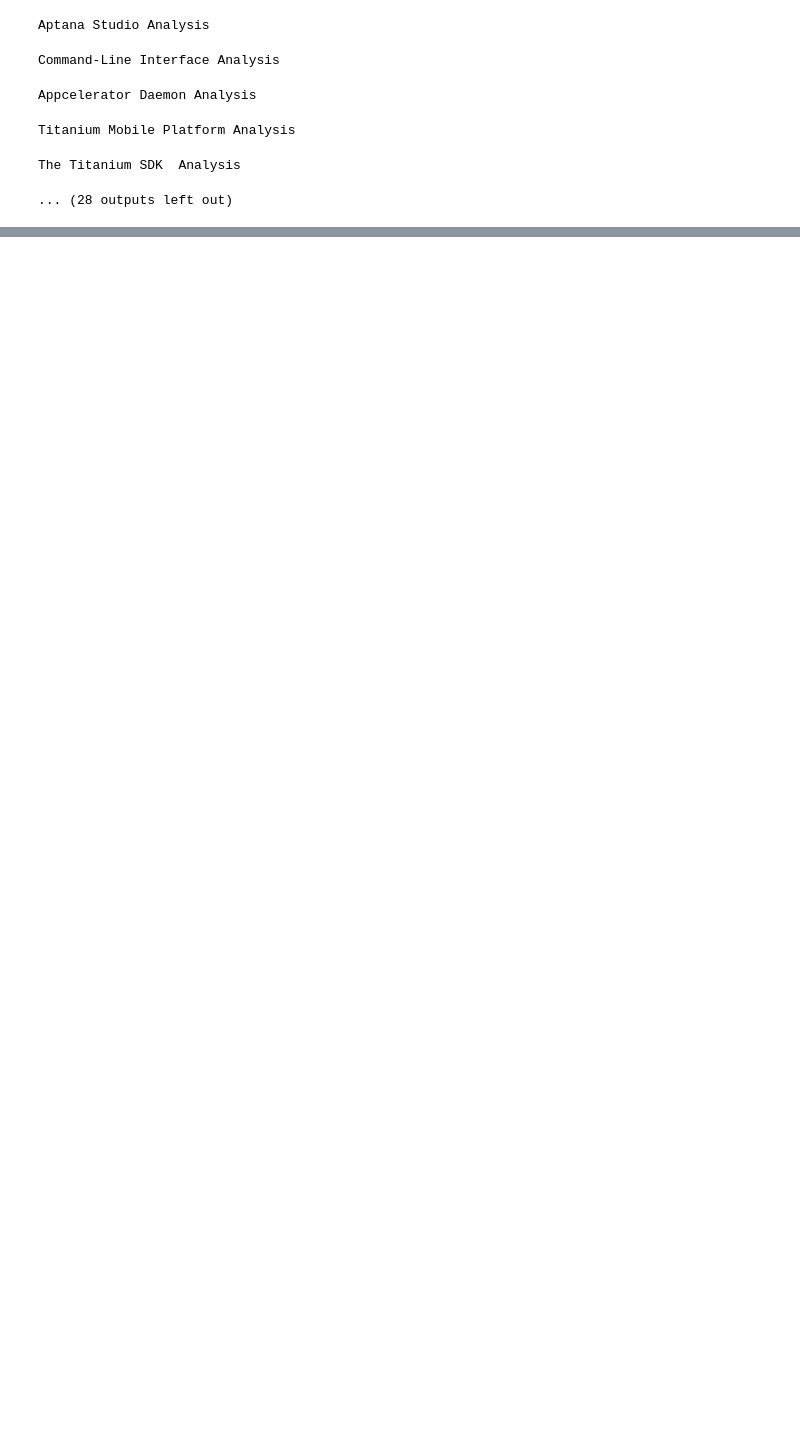
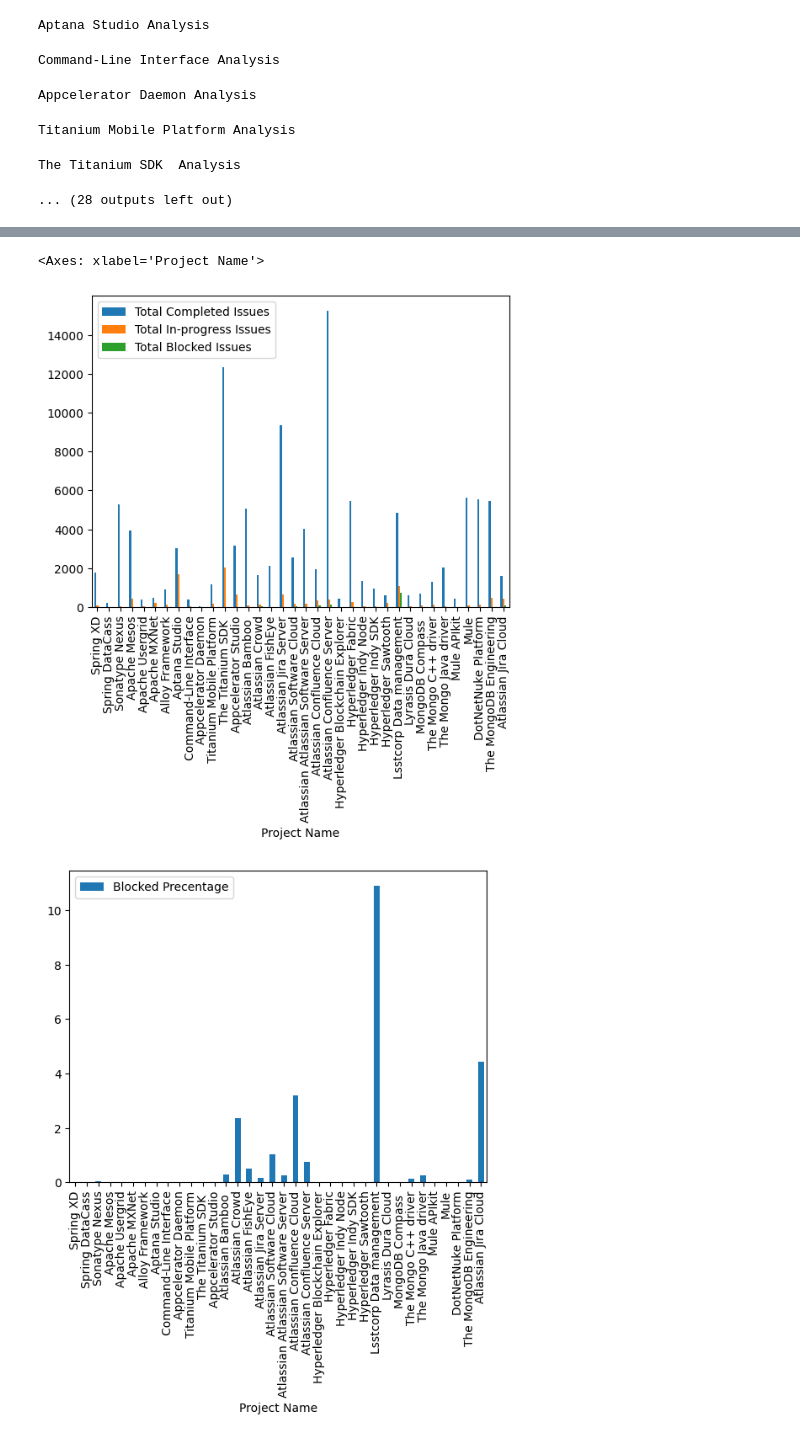
Before and after one commit to Mohamedizzath/TAWOS-Dataset-Analysis, a Jupyter notebook: Project-Status.ipynb, the cells around one changed output, grey strips where cells are left out. Saved outputs shown, nothing was run; the diff lists cells and outputs as text; code cells hidden in the pictures; blank space fills up the shorter version.

```diff
--- a/Project-Status.ipynb
+++ b/Project-Status.ipynb
@@ -269,0 +277,19 @@ See the caveats in the documentation: https://pandas.pydata.org/pandas-docs/stab
+# %%
+def generate_freq_change(conn):
+    df = pd.read_sql_query("SELECT ID, Name FROM Project", conn)
+    rows = []
+
+    for index, project_row in df.iterrows():
+       project_id = project_row['ID']
+       sql_query = f"SELECT Issue.*, Issue_ID, COUNT(CASE WHEN Change_Log.ID > 0 AND Change_Log.Change_Type='PEOPLE' THEN 1 END) AS Freq FROM Issue INNER JOIN Change_Log ON Issue.ID = Change_Log.Issue_ID GROUP BY Issue.ID HAVING issue.Project_ID = {project_id} and Freq > 0"
+       df = pd.read_sql_query(sql_query, conn)
+       df['Updated Status'] = df.apply(add_updated_status, axis=1)
+
+       rows.append(generate_analysis(df, project_row["Name"]))
+
+
+    return pd.DataFrame(rows, columns=["Project Name", "Total Issues", "Total Completed Issues", "Total In-progress Issues", "Total Blocked Issues", "Total People Change Issues", "Minimum Resolution Time", "Resolution Time(Q1/days)", "Resolution Time(Q2/days)", "Resolution Time(Q3/days)", "Maximum Resolution Time"])
+
+
+df5 = generate_freq_change(conn)
+df5
@@ -269,0 +310,15 @@ See the caveats in the documentation: https://pandas.pydata.org/pandas-docs/stab
+# %%
+data2 = df5[["Project Name", "Total Completed Issues", "Total In-progress Issues", "Total Blocked Issues"]]
+data2 = data2.loc[lambda df: df["Project Name"] != "Moodle"]
+data2 = data2.loc[lambda df: df["Project Name"] != "MongoDB Core Server"]
+data2 = data2.loc[lambda df: df["Project Name"] != "Atlassian Clover"]
+data2 = data2.set_index("Project Name")
+data2.plot.bar()
+
+# Getting avarage blocked PR compared to completed/blocked
+data2["Blocked Precentage"] = data2.apply(get_blocked_PR, axis=1)
+data2.plot.bar(y=["Blocked Precentage"])
+# %% [output]
+<Axes: xlabel='Project Name'>
+[figure, added]
+[figure, added]
```
Also changed, not shown: parts of 5 cells of this notebook, 7 other files.
